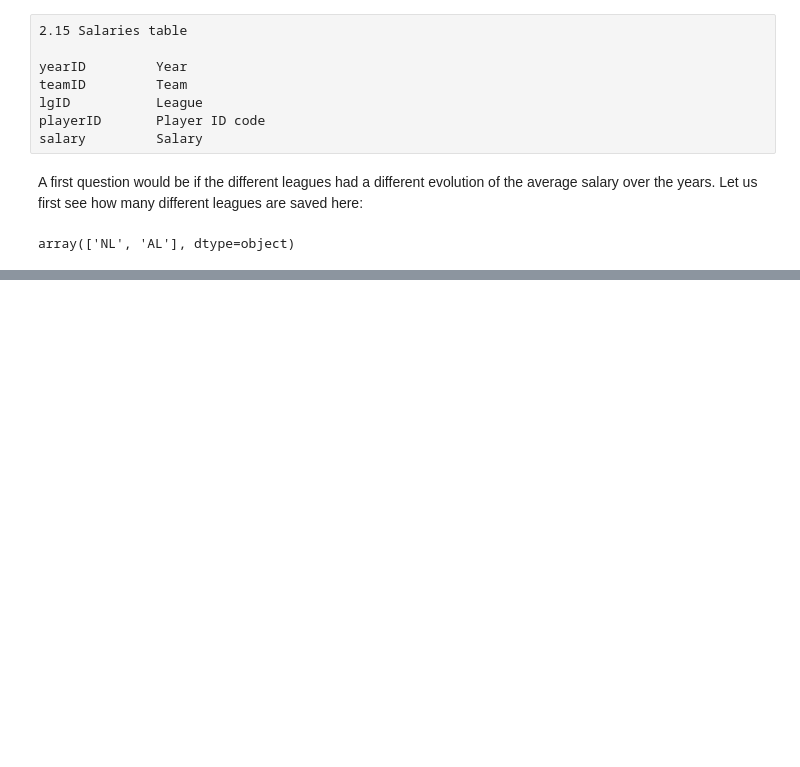
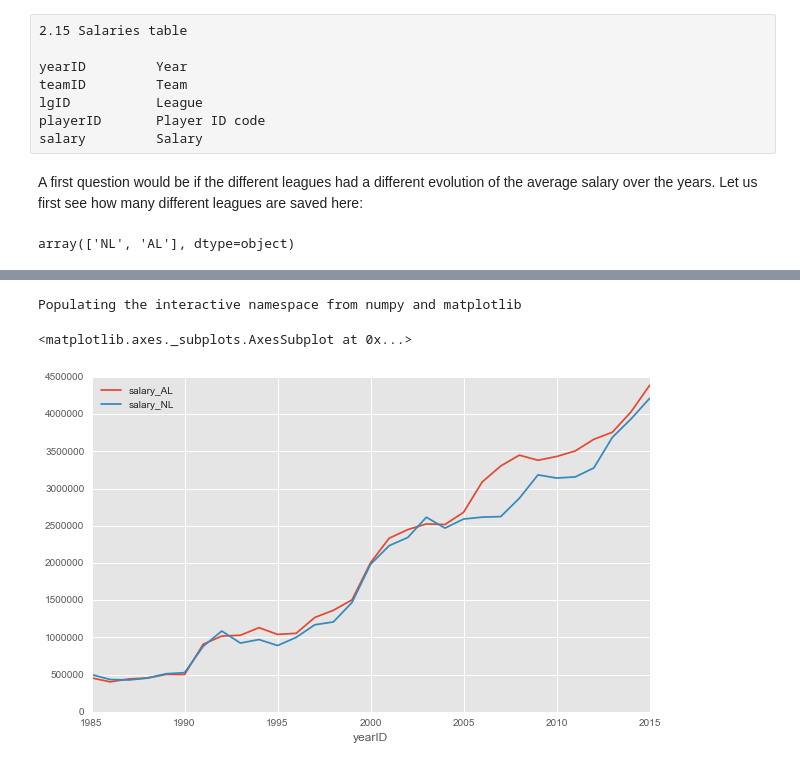
Before and after one commit to spinaotey/project-baseball, a Jupyter notebook: baseball_data_analysis.ipynb, the cells around one changed output, grey strips where cells are left out. Drawn from its saved outputs; the diff is of its cells as text; code cells hidden in the pictures; blank space fills up the shorter version.

Commit message:
Separate salaries by league

```diff
--- a/baseball_data_analysis.ipynb
+++ b/baseball_data_analysis.ipynb
@@ -93,0 +82,3 @@ salaries_by_league
+# %%
+NL_salaries = salaries_by_league.loc['NL'].rename(columns = {'salary': 'salary_NL'})
+NL_salaries.head(3)
@@ -93,0 +91,3 @@ salaries_by_league
+# %%
+salaries_by_league = pd.merge(AL_salaries,NL_salaries, left_index=True,right_index=True)
+salaries_by_league.head(3)
@@ -93,0 +102,2 @@ salaries_by_league
+# %%
+salaries_by_league['salary_Delta'] =salaries_by_league['salary_AL']-salaries_by_league['salary_NL']
@@ -93,0 +112,15 @@ salaries_by_league
+# %%
+%matplotlib inline
+import matplotlib.pyplot as plt
+import matplotlib
+import seaborn as sns
+%pylab inline
+pylab.rcParams['figure.figsize'] = (10,6)
+matplotlib.style.use('ggplot')
+# %% [output]
+Populating the interactive namespace from numpy and matplotlib
+# %%
+salaries_by_league[['salary_AL','salary_NL']].plot()
+# %% [output]
+<matplotlib.axes._subplots.AxesSubplot at 0x...>
+[figure, added]
```
Also changed, not shown: parts of 7 cells of this notebook.
